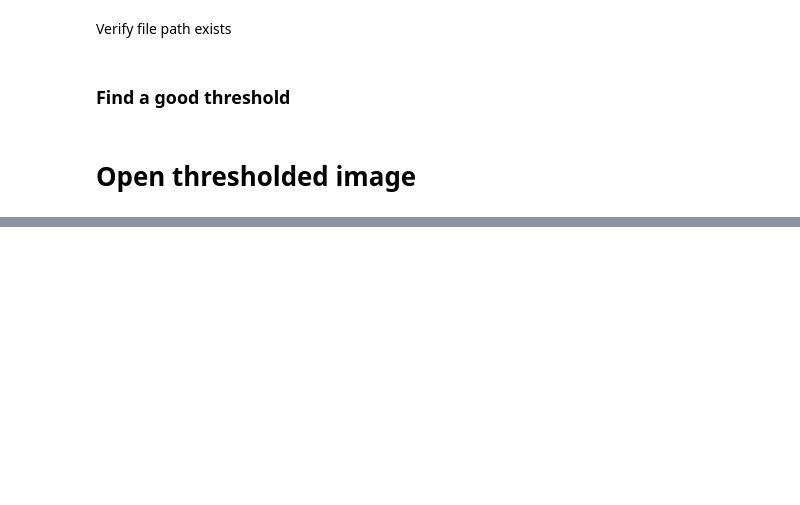
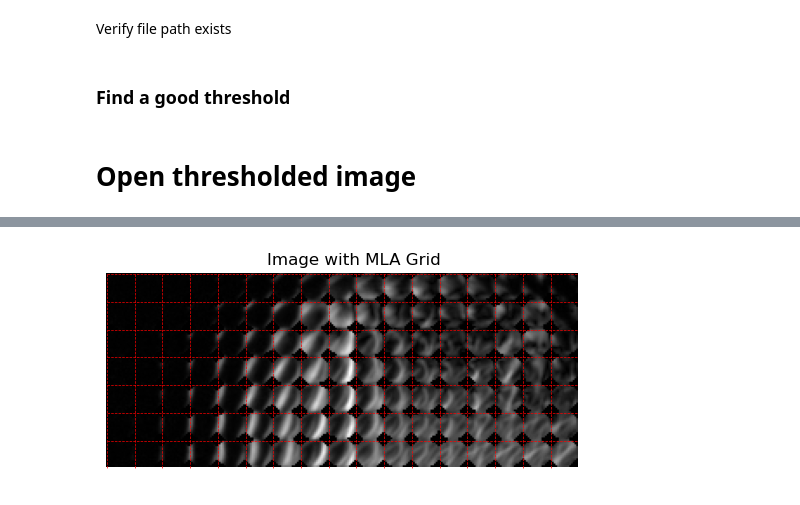
Before and after one commit to gschlafly/pol-analyze, a Jupyter notebook: inspect_tif.ipynb, the cells around one changed output, grey strips where cells are left out. Saved outputs shown, nothing was run; the diff lists cells and outputs as text; code cells hidden in the pictures; blank space fills up the shorter version.

```diff
--- a/inspect_tif.ipynb
+++ b/inspect_tif.ipynb
@@ -119,0 +136,6 @@ scaled_image = ths_image * 255  # Convert 1s to 255
+# %%
+ret_image_16pix = tifffile.imread(os.path.join('data', 'lf_processed_final', 'cropped_02_15_65_65', 'retardance_masked.tif'))
+# %%
+display_image_with_mla_grid(ret_image_16pix[16*3:16*10, 16*8:16*25], 16)
+# %% [output]
+[figure, added]
```
Also changed, not shown: parts of 5 cells of this notebook, 1 other file.
